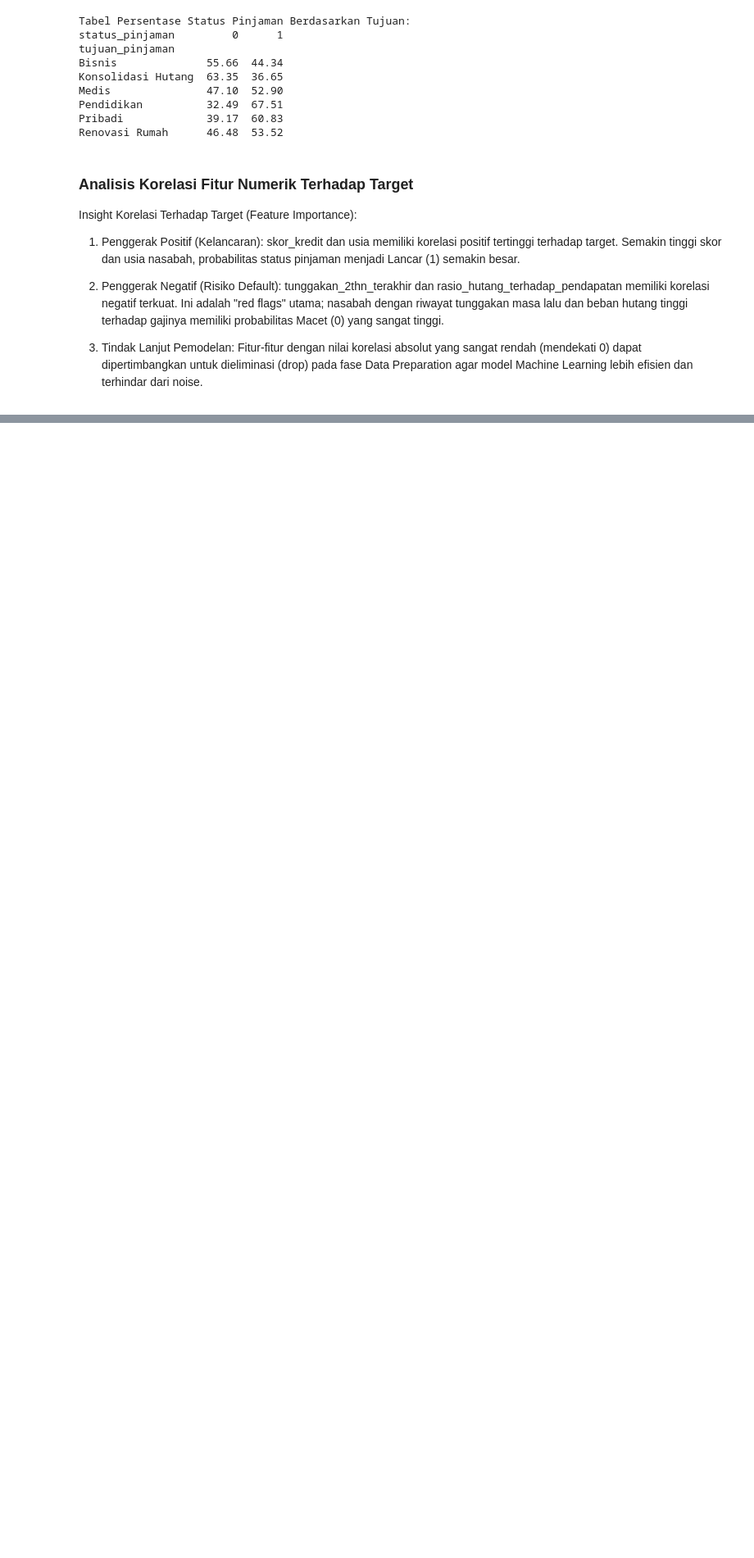
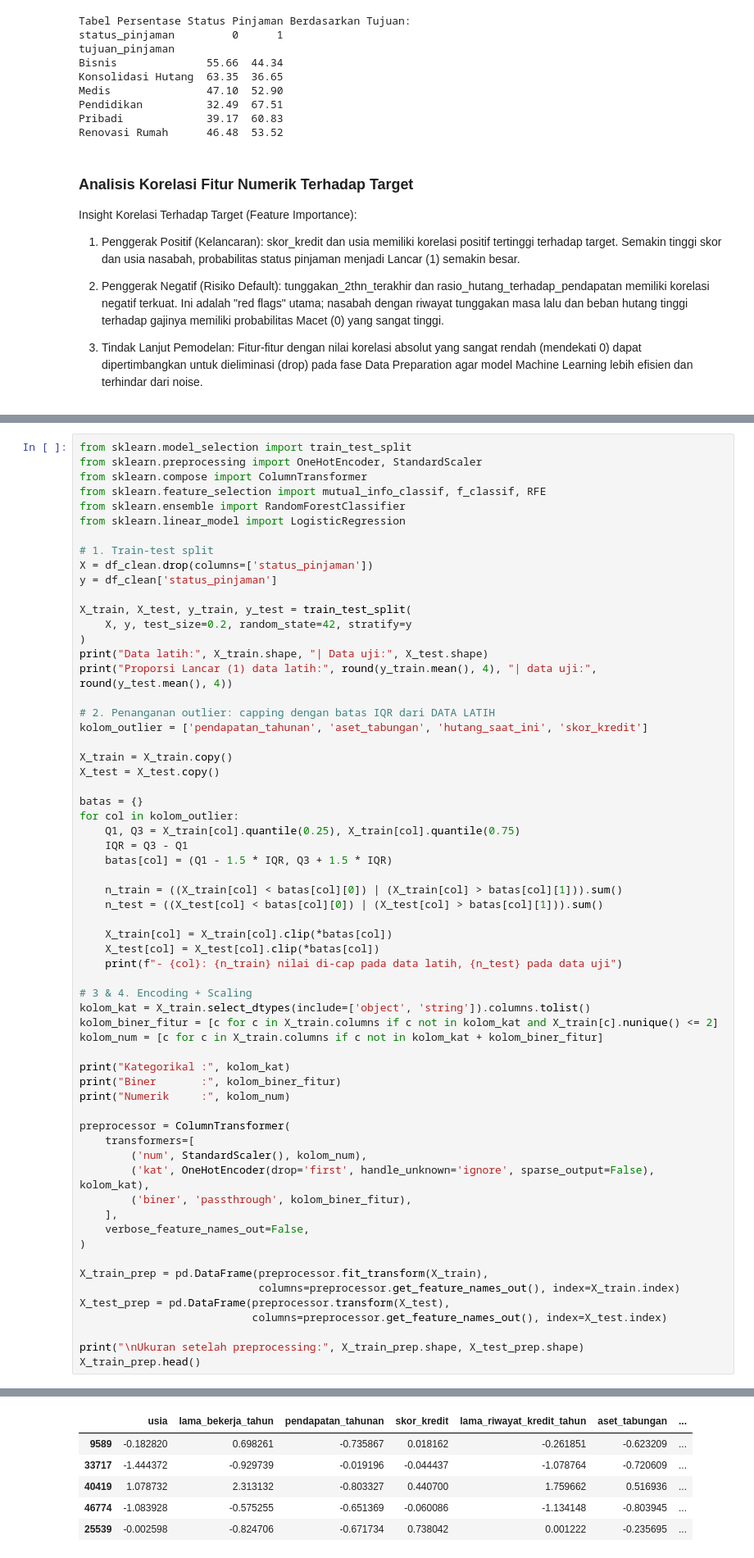
Before and after one commit to Yaboku29/credit-risk-mitigation-segmentation, a Jupyter notebook: coba.ipynb, the cells around one changed output, grey strips where cells are left out. Shown at 82% size. Drawn from its saved outputs; the diff is of its cells as text; blank space fills up the shorter version.

```diff
--- a/coba.ipynb
+++ b/coba.ipynb
@@ -366,0 +454,63 @@ Passing `palette` without assigning `hue` is deprecated and will be removed in v
+# %%
+from sklearn.model_selection import train_test_split
+from sklearn.preprocessing import OneHotEncoder, StandardScaler
+from sklearn.compose import ColumnTransformer
+from sklearn.feature_selection import mutual_info_classif, f_classif, RFE
+from sklearn.ensemble import RandomForestClassifier
+from sklearn.linear_model import LogisticRegression
+
+# 1. Train-test split
+X = df_clean.drop(columns=['status_pinjaman'])
+y = df_clean['status_pinjaman']
+
+X_train, X_test, y_train, y_test = train_test_split(
+    X, y, test_size=0.2, random_state=42, stratify=y
+)
+print("Data latih:", X_train.shape, "| Data uji:", X_test.shape)
+print("Proporsi Lancar (1) data latih:", round(y_train.mean(), 4), "| data uji:", round(y_test.mean(), 4))
+
+# 2. Penanganan outlier: capping dengan batas IQR dari DATA LATIH
+kolom_outlier = ['pendapatan_tahunan', 'aset_tabungan', 'hutang_saat_ini', 'skor_kredit']
+
+X_train = X_train.copy()
+X_test = X_test.copy()
+
+batas = {}
+for col in kolom_outlier:
+    Q1, Q3 = X_train[col].quantile(0.25), X_train[col].quantile(0.75)
+    IQR = Q3 - Q1
+    batas[col] = (Q1 - 1.5 * IQR, Q3 + 1.5 * IQR)
+
+    n_train = ((X_train[col] < batas[col][0]) | (X_train[col] > batas[col][1])).sum()
+    n_test = ((X_test[col] < batas[col][0]) | (X_test[col] > batas[col][1])).sum()
+
+    X_train[col] = X_train[col].clip(*batas[col])
+    X_test[col] = X_test[col].clip(*batas[col])
+    print(f"- {col}: {n_train} nilai di-cap pada data latih, {n_test} pada data uji")
+
+# 3 & 4. Encoding + Scaling
+kolom_kat = X_train.select_dtypes(include=['object', 'string']).columns.tolist()
+kolom_biner_fitur = [c for c in X_train.columns if c not in kolom_kat and X_train[c].nunique() <= 2]
+kolom_num = [c for c in X_train.columns if c not in kolom_kat + kolom_biner_fitur]
+
+print("Kategorikal :", kolom_kat)
+print("Biner       :", kolom_biner_fitur)
+print("Numerik     :", kolom_num)
+
+preprocessor = ColumnTransformer(
+    transformers=[
+        ('num', StandardScaler(), kolom_num),
+        ('kat', OneHotEncoder(drop='first', handle_unknown='ignore', sparse_output=False), kolom_kat),
+        ('biner', 'passthrough', kolom_biner_fitur),
+    ],
+    verbose_feature_names_out=False,
+)
+
+X_train_prep = pd.DataFrame(preprocessor.fit_transform(X_train),
+                            columns=preprocessor.get_feature_names_out(), index=X_train.index)
+X_test_prep = pd.DataFrame(preprocessor.transform(X_test),
+                           columns=preprocessor.get_feature_names_out(), index=X_test.index)
+
+print("\nUkuran setelah preprocessing:", X_train_prep.shape, X_test_prep.shape)
+X_train_prep.head()
+# %% [output]
@@ -366,0 +528,6 @@ Passing `palette` without assigning `hue` is deprecated and will be removed in v
+|  | usia | lama_bekerja_tahun | pendapatan_tahunan | skor_kredit | lama_riwayat_kredit_tahun | aset_tabungan | ... |
+| 9589 | -0.182820 | 0.698261 | -0.735867 | 0.018162 | -0.261851 | -0.623209 | ... |
+| 33717 | -1.444372 | -0.929739 | -0.019196 | -0.044437 | -1.078764 | -0.720609 | ... |
+| 40419 | 1.078732 | 2.313132 | -0.803327 | 0.440700 | 1.759662 | 0.516936 | ... |
+| 46774 | -1.083928 | -0.575255 | -0.651369 | -0.060086 | -1.134148 | -0.803945 | ... |
+| 25539 | -0.002598 | -0.824706 | -0.671734 | 0.738042 | 0.001222 | -0.235695 | ... |
```
Also changed, not shown: parts of 8 cells of this notebook, 1 other file.
